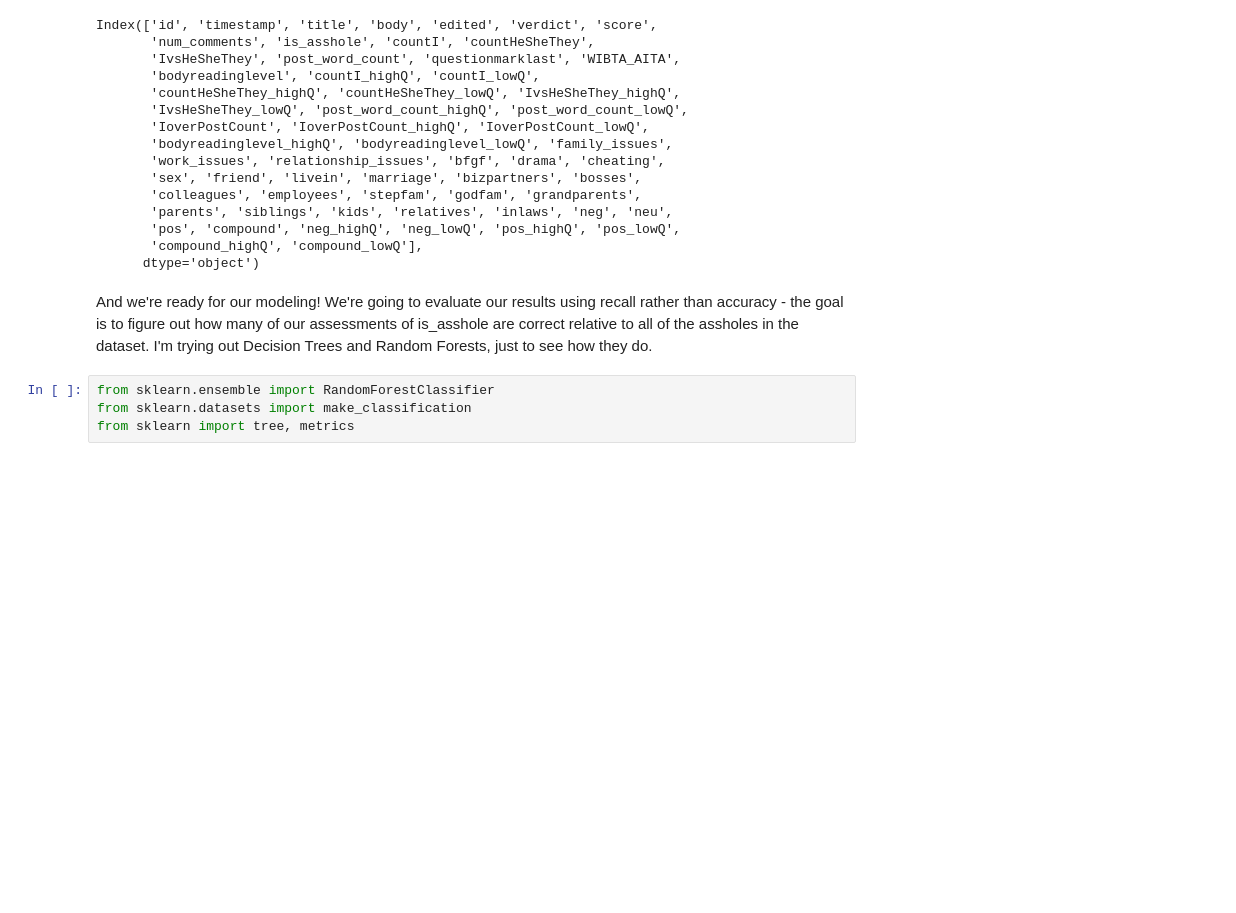
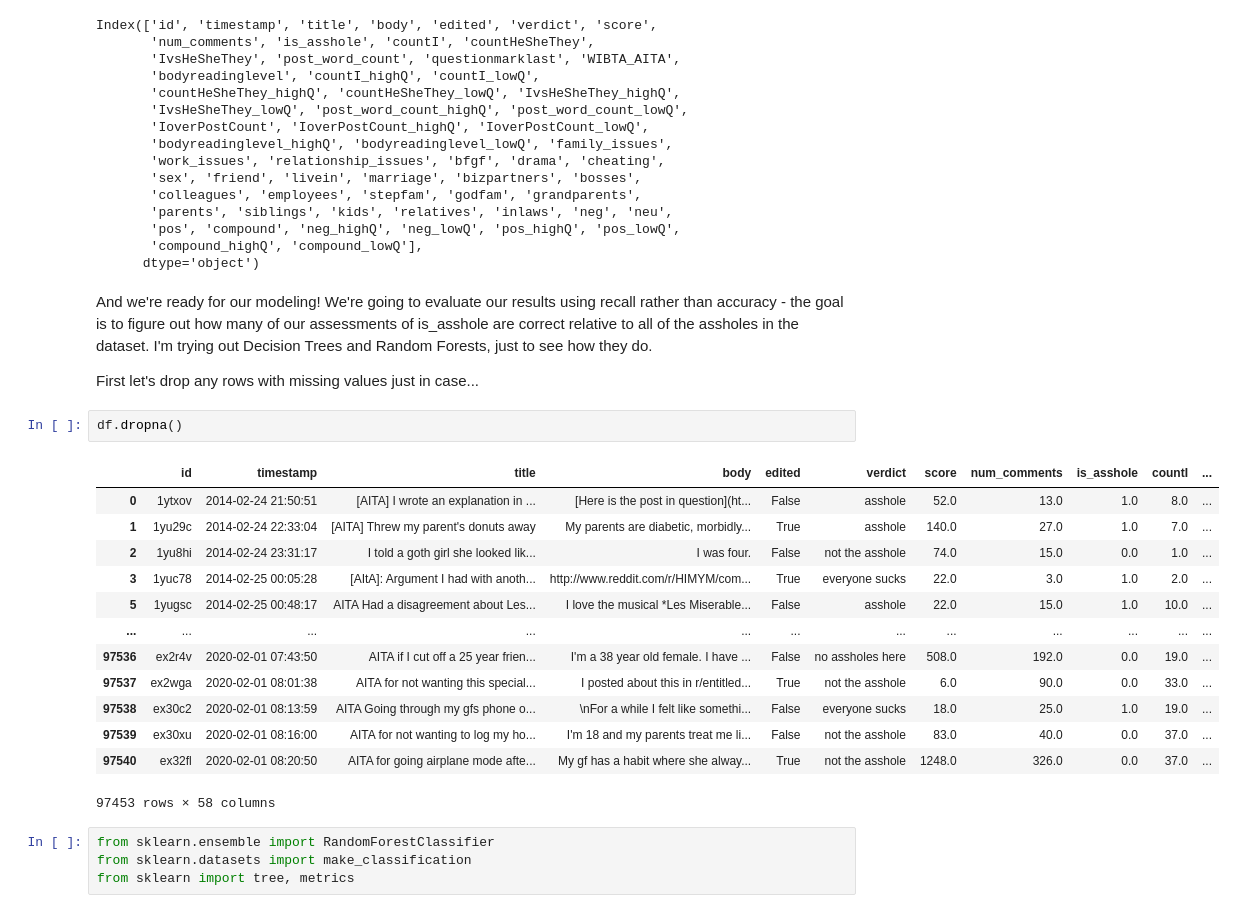
Before and after one commit to rjmalka/Capstone2_AITA, a Jupyter notebook: AITA_EDA v1.2_FINAL.ipynb, the cells around one changed output. Drawn from its saved outputs; the diff is of its cells as text; blank space fills up the shorter version.

```diff
--- a/AITA_EDA v1.2_FINAL.ipynb
+++ b/AITA_EDA v1.2_FINAL.ipynb
@@ -1870,6 +1874,24 @@ Index(['id', 'timestamp', 'title', 'body', 'edited', 'verdict', 'score',
       dtype='object')
 # %% [markdown]
 And we're ready for our modeling! We're going to evaluate our results using recall rather than accuracy - the goal is to figure out how many of our assessments of is_asshole are correct relative to all of the assholes in the dataset. I'm trying out Decision Trees and Random Forests, just to see how they do.
+
+First let's drop any rows with missing values just in case...
+# %%
+df.dropna()
+# %% [output]
+|  | id | timestamp | title | body | edited | verdict | score | num_comments | is_asshole | countI | ... |
+| 0 | 1ytxov | 2014-02-24 21:50:51 | [AITA] I wrote an explanation in ... | [Here is the post in question](ht... | False | asshole | 52.0 | 13.0 | 1.0 | 8.0 | ... |
+| 1 | 1yu29c | 2014-02-24 22:33:04 | [AITA] Threw my parent's donuts away | My parents are diabetic, morbidly... | True | asshole | 140.0 | 27.0 | 1.0 | 7.0 | ... |
+| 2 | 1yu8hi | 2014-02-24 23:31:17 | I told a goth girl she looked lik... | I was four. | False | not the asshole | 74.0 | 15.0 | 0.0 | 1.0 | ... |
+| 3 | 1yuc78 | 2014-02-25 00:05:28 | [AItA]: Argument I had with anoth... | http://www.reddit.com/r/HIMYM/com... | True | everyone sucks | 22.0 | 3.0 | 1.0 | 2.0 | ... |
+| 5 | 1yugsc | 2014-02-25 00:48:17 | AITA Had a disagreement about Les... | I love the musical *Les Miserable... | False | asshole | 22.0 | 15.0 | 1.0 | 10.0 | ... |
+| ... | ... | ... | ... | ... | ... | ... | ... | ... | ... | ... | ... |
+| 97536 | ex2r4v | 2020-02-01 07:43:50 | AITA if I cut off a 25 year frien... | I'm a 38 year old female. I have ... | False | no assholes here | 508.0 | 192.0 | 0.0 | 19.0 | ... |
+| 97537 | ex2wga | 2020-02-01 08:01:38 | AITA for not wanting this special... | I posted about this in r/entitled... | True | not the asshole | 6.0 | 90.0 | 0.0 | 33.0 | ... |
+| 97538 | ex30c2 | 2020-02-01 08:13:59 | AITA Going through my gfs phone o... | \nFor a while I felt like somethi... | False | everyone sucks | 18.0 | 25.0 | 1.0 | 19.0 | ... |
+| 97539 | ex30xu | 2020-02-01 08:16:00 | AITA for not wanting to log my ho... | I'm 18 and my parents treat me li... | False | not the asshole | 83.0 | 40.0 | 0.0 | 37.0 | ... |
+| 97540 | ex32fl | 2020-02-01 08:20:50 | AITA for going airplane mode afte... | My gf has a habit where she alway... | True | not the asshole | 1248.0 | 326.0 | 0.0 | 37.0 | ... |
+97453 rows × 58 columns
 # %%
 from sklearn.ensemble import RandomForestClassifier
 from sklearn.datasets import make_classification
```
Also changed, not shown: parts of 24 cells of this notebook.
